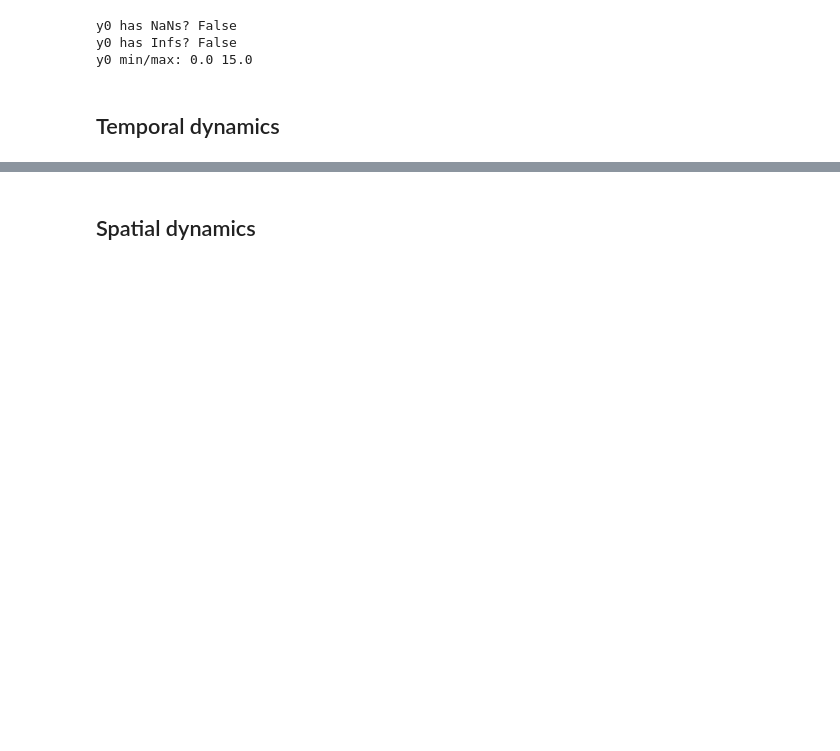
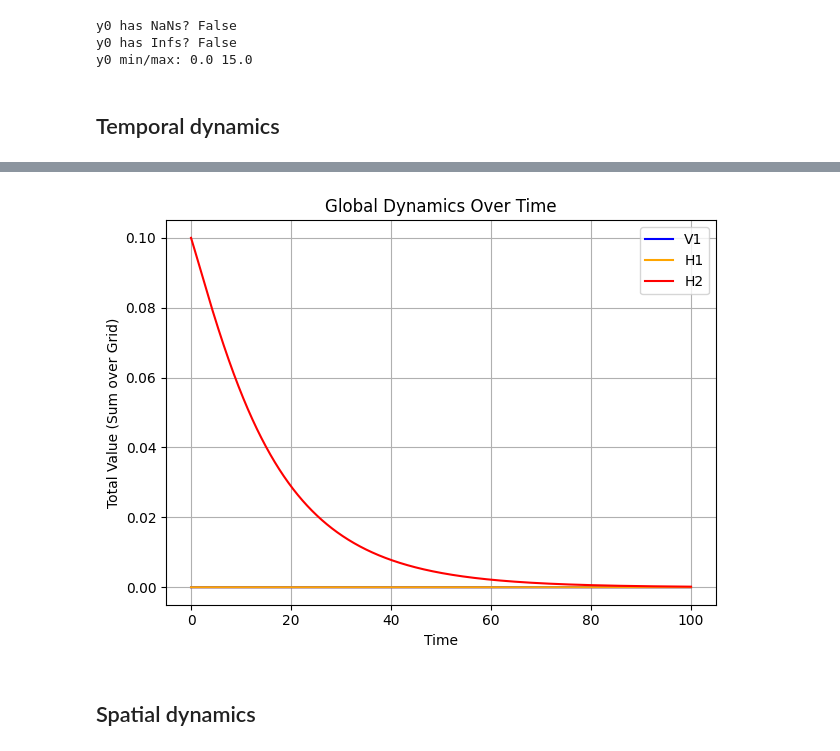
Before and after one commit to RachelDbrg/Chp2, a Jupyter notebook: Main.ipynb, the cells around one changed output, grey strips where cells are left out. Cells and saved outputs as stored; diff of their text form; code cells hidden in the pictures; blank space fills up the shorter version.

```diff
--- a/Main.ipynb
+++ b/Main.ipynb
@@ -260,3 +305,22 @@ plt.show()
+# %%
+V2_sum = np.sum(V2_over_time, axis=(0, 1))  # Sum across x and y, keeping time
+V1_sum = np.sum(V1_over_time, axis=(0, 1))
+H1_sum = np.sum(H1_over_time, axis=(0, 1))
+H2_sum = np.sum(H2_over_time, axis=(0, 1))
+
+# plt.plot(sol.t, V2_sum, label='V2', color='green')
+plt.plot(sol.t, V1_sum, label='V1', color='blue')
+plt.plot(sol.t, H1_sum, label='H1', color='orange')
+plt.plot(sol.t, H2_sum, label='H2', color='red')
+plt.xlabel('Time')
+plt.ylabel('Total Value (Sum over Grid)')
+plt.title('Global Dynamics Over Time')
+plt.legend()
+plt.grid(True)
+plt.tight_layout()
+plt.show()
+# %% [output]
+[figure, added]
 # %% [markdown]
 ## Spatial dynamics
 # %%
```
Also changed, not shown: parts of 11 cells of this notebook, 3 other files.
